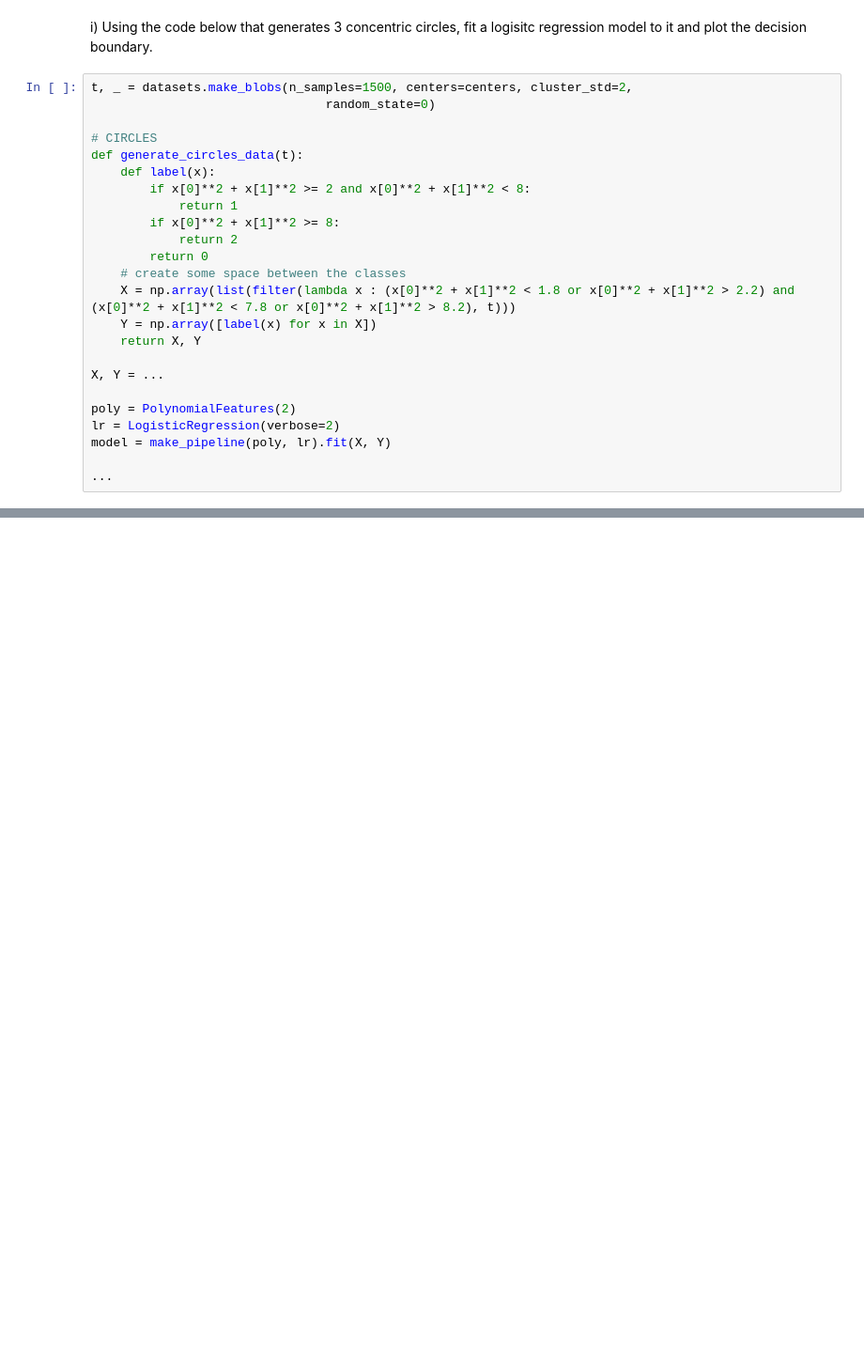
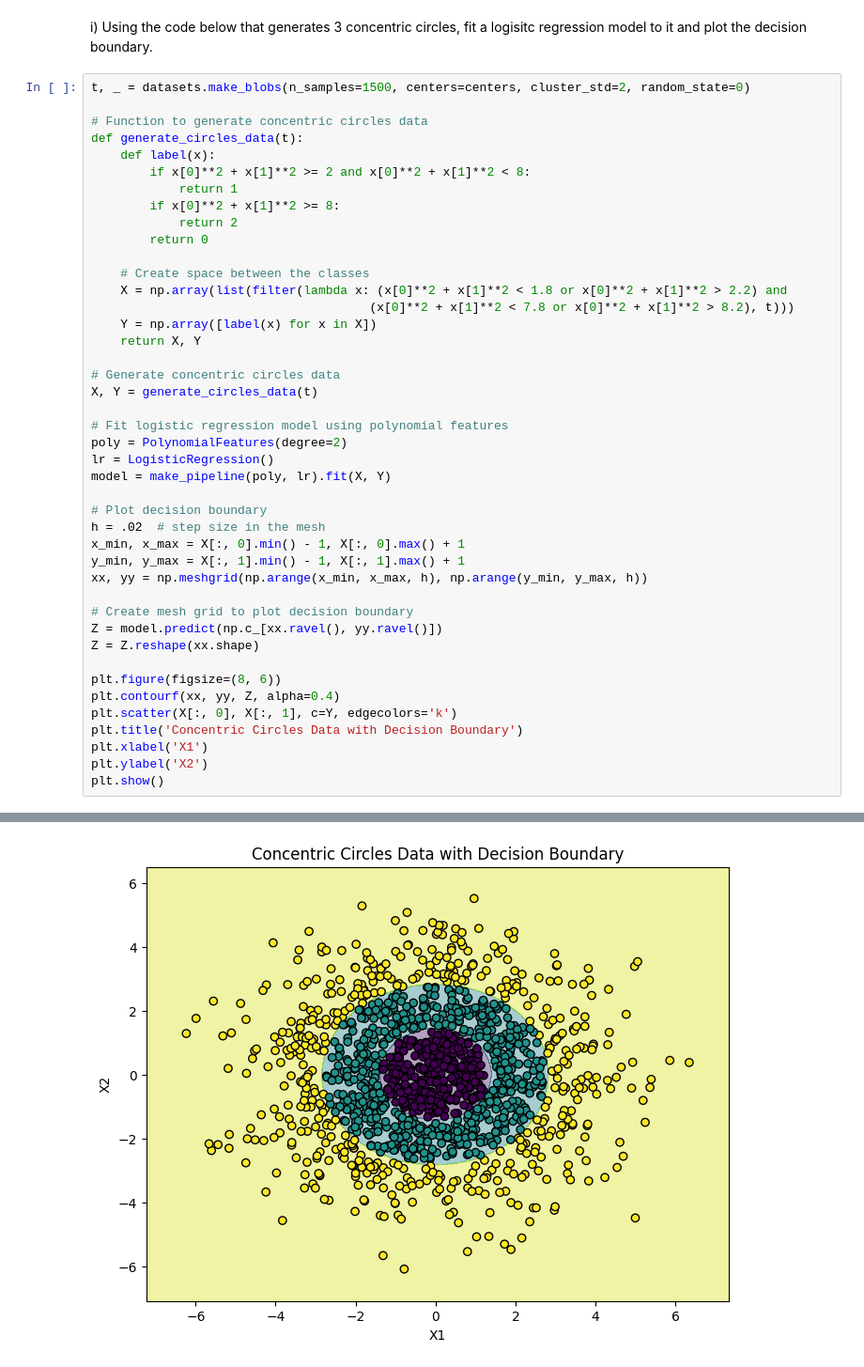
Before and after one commit to shangzhouyin/Data-Science-Fundamentals, a Jupyter notebook: lecture_19/worksheet_19.ipynb, the cells around one changed output, grey strips where cells are left out. Shown: that part at 94% size. Cells and saved outputs as stored; diff of their text form; blank space fills up the shorter version.

```diff
--- a/lecture_19/worksheet_19.ipynb
+++ b/lecture_19/worksheet_19.ipynb
@@ -146,10 +180,9 @@ plt.show()
 # %% [markdown]
 i) Using the code below that generates 3 concentric circles, fit a logisitc regression model to it and plot the decision boundary.
 # %%
-t, _ = datasets.make_blobs(n_samples=1500, centers=centers, cluster_std=2,
-                                random_state=0)
+t, _ = datasets.make_blobs(n_samples=1500, centers=centers, cluster_std=2, random_state=0)
 
-# CIRCLES
+# Function to generate concentric circles data
 def generate_circles_data(t):
     def label(x):
         if x[0]**2 + x[1]**2 >= 2 and x[0]**2 + x[1]**2 < 8:
@@ -157,15 +190,36 @@ def generate_circles_data(t):
         if x[0]**2 + x[1]**2 >= 8:
             return 2
         return 0
-    # create some space between the classes
-    X = np.array(list(filter(lambda x : (x[0]**2 + x[1]**2 < 1.8 or x[0]**2 + x[1]**2 > 2.2) and (x[0]**2 + x[1]**2 < 7.8 or x[0]**2 + x[1]**2 > 8.2), t)))
+
+    # Create space between the classes
+    X = np.array(list(filter(lambda x: (x[0]**2 + x[1]**2 < 1.8 or x[0]**2 + x[1]**2 > 2.2) and
+                                      (x[0]**2 + x[1]**2 < 7.8 or x[0]**2 + x[1]**2 > 8.2), t)))
     Y = np.array([label(x) for x in X])
     return X, Y
 
-X, Y = ...
+# Generate concentric circles data
+X, Y = generate_circles_data(t)
 
-poly = PolynomialFeatures(2)
-lr = LogisticRegression(verbose=2)
+# Fit logistic regression model using polynomial features
+poly = PolynomialFeatures(degree=2)
+lr = LogisticRegression()
 model = make_pipeline(poly, lr).fit(X, Y)
 
-...
+# Plot decision boundary
+h = .02  # step size in the mesh
+x_min, x_max = X[:, 0].min() - 1, X[:, 0].max() + 1
+y_min, y_max = X[:, 1].min() - 1, X[:, 1].max() + 1
+xx, yy = np.meshgrid(np.arange(x_min, x_max, h), np.arange(y_min, y_max, h))
+
+# Create mesh grid to plot decision boundary
+Z = model.predict(np.c_[xx.ravel(), yy.ravel()])
+Z = Z.reshape(xx.shape)
+
+plt.figure(figsize=(8, 6))
+plt.contourf(xx, yy, Z, alpha=0.4)
+plt.scatter(X[:, 0], X[:, 1], c=Y, edgecolors='k')
+plt.title('Concentric Circles Data with Decision Boundary')
+plt.xlabel('X1')
+plt.ylabel('X2')
+plt.show()
+# %% [output]
@@ -171,0 +233 @@ model = make_pipeline(poly, lr).fit(X, Y)
+[figure, added]
```
Also changed, not shown: parts of 10 cells of this notebook.
